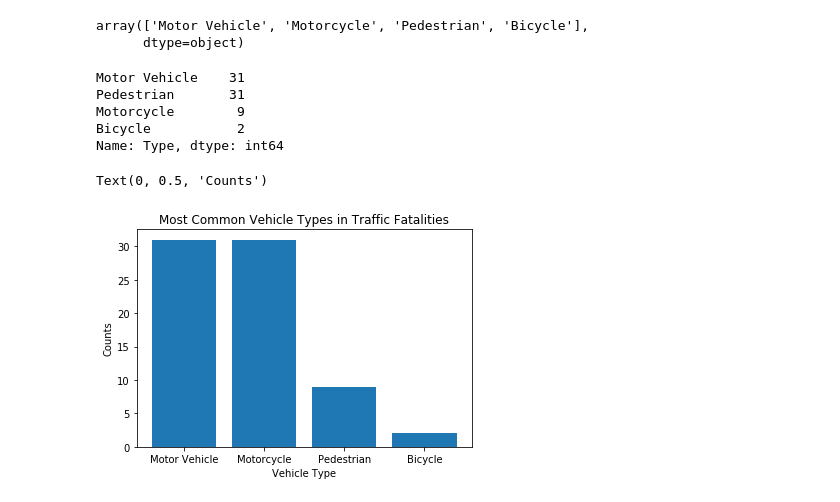
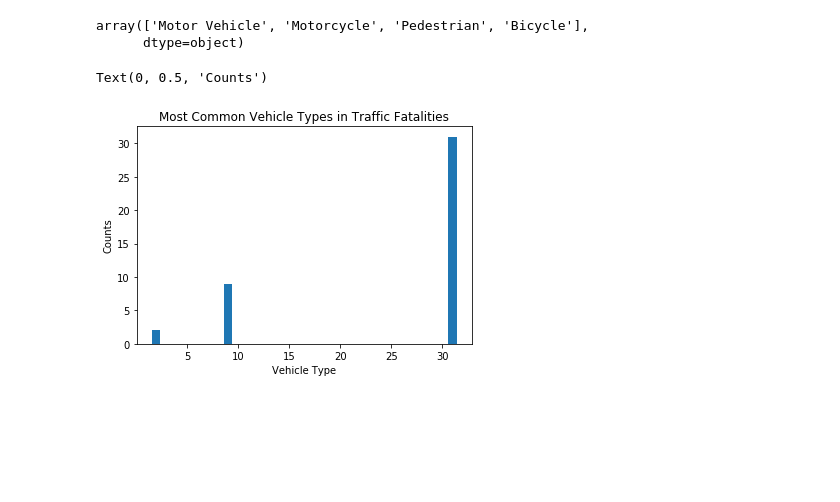
Before and after one commit to jal536/Austin_Traffic_Fatalities_2013_to_2018, a Jupyter notebook: Jen.ipynb, the cells around one changed output. Saved outputs shown, nothing was run; the diff lists cells and outputs as text; code cells hidden in the pictures; blank space fills up the shorter version.

```diff
--- a/Jen.ipynb
+++ b/Jen.ipynb
@@ -184,19 +184,13 @@ array(['Motor Vehicle', 'Motorcycle', 'Pedestrian', 'Bicycle'],
       dtype=object)
 # %%
 counts_2018 = APD_2018_df.Type.value_counts()
-counts_2018
+x = counts_2018
-# %% [output]
-Motor Vehicle    31
-Pedestrian       31
-Motorcycle        9
-Bicycle           2
-Name: Type, dtype: int64
 # %%
-plt.bar(types_2018, counts_2018)
+plt.bar(x, counts_2018)
 plt.title("Most Common Vehicle Types in Traffic Fatalities")
 plt.xlabel("Vehicle Type")
 plt.ylabel("Counts")
 #plt.legend
 # %% [output]
 Text(0, 0.5, 'Counts')
-[figure, old version]
+[figure, new version]
```
